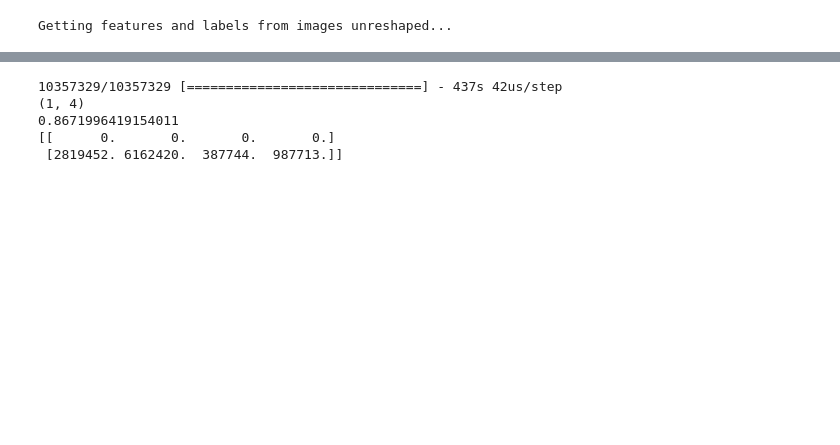
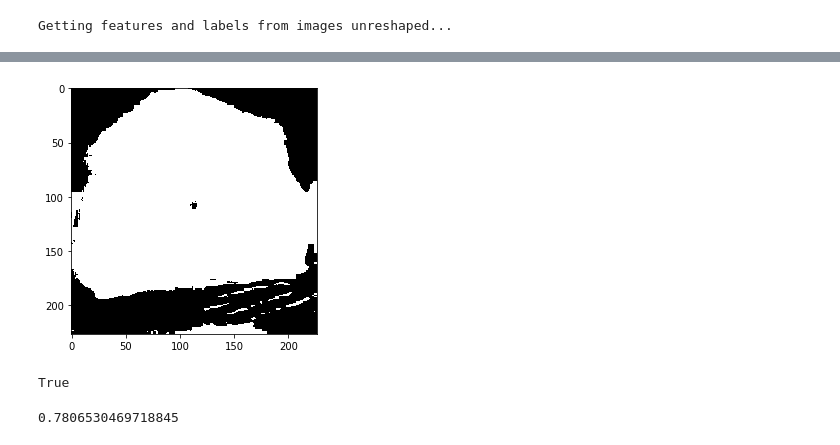
Before and after one commit to MRE-Lab-UMD/abd-skin-segmentation, a Jupyter notebook: UNET and Features/Features.ipynb, the cells around one changed output, grey strips where cells are left out. Cells and saved outputs as stored; diff of their text form; code cells hidden in the pictures; blank space fills up the shorter version.

```diff
--- a/UNET and Features/Features.ipynb
+++ b/UNET and Features/Features.ipynb
@@ -585,36 +606,29 @@ Y = dat[:,9]
+# %%
+# print(preds_test_t.shape)
+preds_test_t.reshape(t.shape[0],t.shape[1],1)
+curly = preds_test_t.reshape(t.shape[0],t.shape[1])
+imshow(curly*255)
+plt.show()
+cv.imwrite('darkskinFeatures.jpg',curly*255)
+# %% [output]
+[figure, added]
+True
 # %%
-preds_test = model.predict(X[:int(X.shape[0])], verbose=1)
-
-# Threshold predictions
-preds_test_t = (preds_test > 0.5).astype(np.uint8)
-
-answer = acc_comp(Y, preds_test_t)
+# Overall accuracy on abdomen pictures
+# answer = acc_comp(Y, preds_test_t)
 
 # a = answer[1]
 # b = answer[2]
 # c = answer[3]
 # d = answer[4]
+# K = np.array((a,b,c,d)).reshape(1,4)
+# print(K.shape)
 
-# K = np.array((a,b,c,d)).reshape(1,4)
-# # N = np.concatenate((N,K),axis = 0)
-# print(K)
-
-a = answer[1]
-b = answer[2]
-c = answer[3]
-d = answer[4]
-K = np.array((a,b,c,d)).reshape(1,4)
-print(K.shape)
-
-N = np.zeros((1,4))
-N = np.concatenate((N,K),axis = 0)
+# N = np.zeros((1,4))
+# N = np.concatenate((N,K),axis = 0)
 out = N[1:]
 j = (out[:,0]+out[:,1])/(out[:,0]+out[:,1]+out[:,2]+out[:,3])
 print(np.mean(j))
-print(N)
+np.save('pra-features.npy',out)
 # %% [output]
-10357329/10357329 [==============================] - 437s 42us/step
-(1, 4)
-0.8671996419154011
-[[      0.       0.       0.       0.]
- [2819452. 6162420.  387744.  987713.]]
+0.7806530469718845
```
Also changed, not shown: parts of 26 cells of this notebook, 11 other files.
